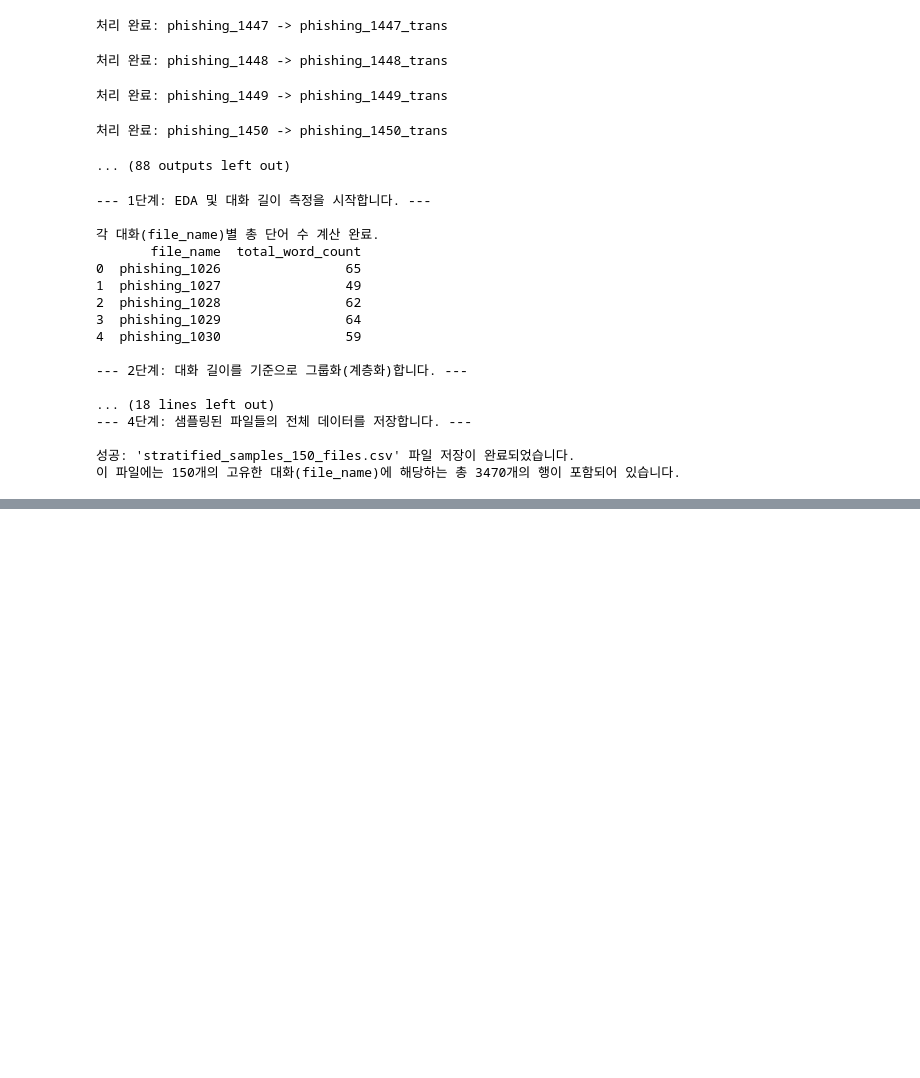
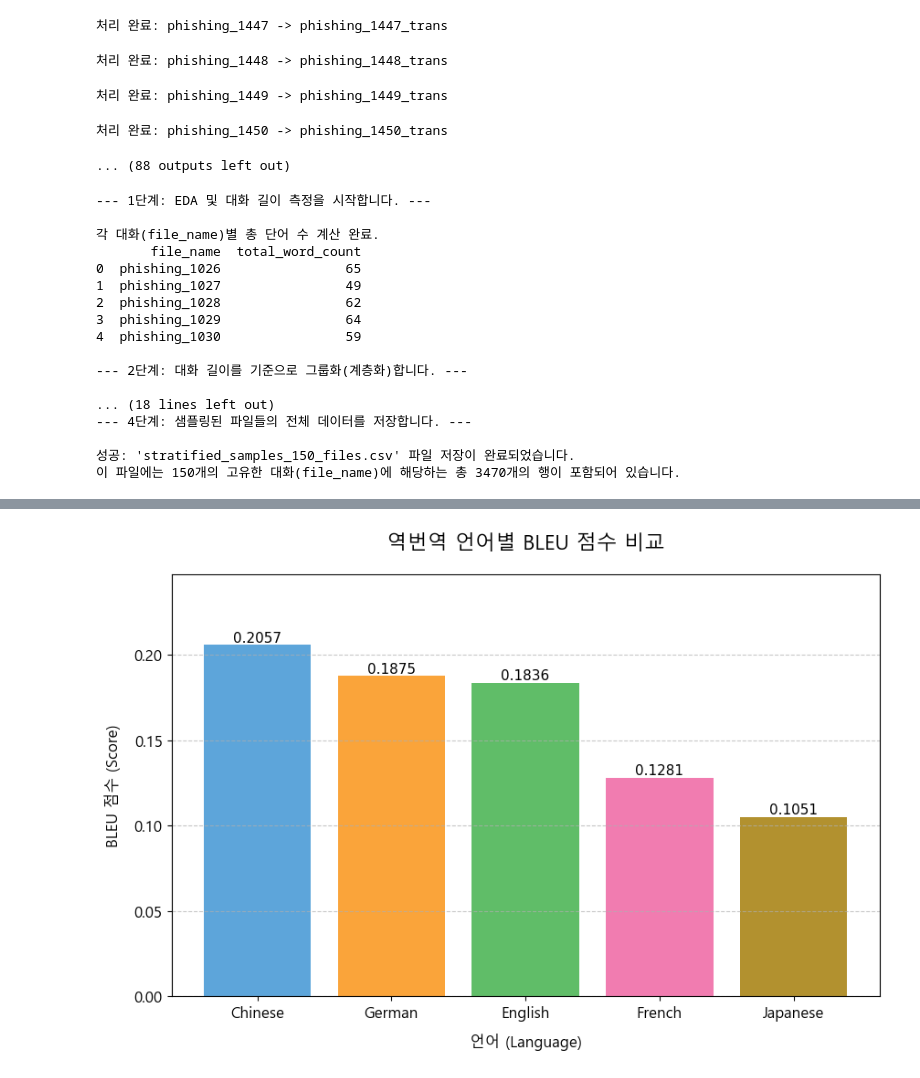
Before and after one commit to kwj903/woogawooga_project, a Jupyter notebook: dataset_create/Jinjoo/Jinjoo_translate.ipynb, the cells around one changed output, grey strips where cells are left out. Saved outputs shown, nothing was run; the diff lists cells and outputs as text; code cells hidden in the pictures; blank space fills up the shorter version.

```diff
--- a/dataset_create/Jinjoo/Jinjoo_translate.ipynb
+++ b/dataset_create/Jinjoo/Jinjoo_translate.ipynb
@@ -1300,0 +1422,78 @@ print(
+# %%
+import pandas as pd
+import matplotlib.pyplot as plt
+import matplotlib.font_manager as fm
+import platform
+import os
+
+# --- 데이터 설정 ---
+data = {
+    "Language": ["Chinese", "German", "English", "French", "Japanese"],
+    "BLEU Score": [0.2057, 0.1875, 0.1836, 0.1281, 0.1051],
+}
+df = pd.DataFrame(data)
+df_sorted = df.sort_values(by="BLEU Score", ascending=False)
+
+# --- 한글 폰트 경로 직접 지정 ---
+font_path = ""
+if platform.system() == "Windows":
+    font_path = "c:/Windows/Fonts/malgun.ttf"  # 윈도우 맑은 고딕 경로
+elif platform.system() == "Darwin":  # macOS
+    font_path = (
+        "/System/Library/Fonts/Supplemental/AppleGothic.ttf"  # macOS 애플고딕 경로
+    )
+# 리눅스 등 다른 OS는 아래 경로를 시스템에 맞게 수정해야 할 수 있음
+# elif platform.system() == 'Linux':
+#     font_path = '/usr/share/fonts/truetype/nanum/NanumGothic.ttf'
+
+# 폰트 프로퍼티 생성
+if font_path and os.path.exists(font_path):
+    font_prop = fm.FontProperties(fname=font_path, size=12)
+    title_font_prop = fm.FontProperties(fname=font_path, size=16)
+    print(f"성공: '{font_path}' 경로에서 폰트를 직접 불러옵니다.")
+else:
+    font_prop = fm.FontProperties(size=12)  # 폰트가 없을 경우 기본 폰트 사용
+    title_font_prop = fm.FontProperties(size=16)
+    print("경고: 지정된 경로에 한글 폰트가 없어 한글이 깨질 수 있습니다.")
+
+
+# --- 그래프 스타일 및 생성 ---
+plt.style.use("default")
+plt.figure(figsize=(10, 6))
+
+colors = ["#5DA5DA", "#FAA43A", "#60BD68", "#F17CB0", "#B2912F"]
+bars = plt.bar(df_sorted["Language"], df_sorted["BLEU Score"], color=colors)
+
+# 각 막대 위에 점수 텍스트 추가
+for bar in bars:
+    yval = bar.get_height()
+    plt.text(
+        bar.get_x() + bar.get_width() / 2.0,
+        yval,
+        f"{yval:.4f}",
+        va="bottom",
+        ha="center",
+        fontsize=11,
+    )
+
+# --- 제목 및 라벨에 폰트 속성 직접 적용 ---
+plt.title("역번역 언어별 BLEU 점수 비교", fontproperties=title_font_prop, pad=20)
+plt.xlabel("언어 (Language)", fontproperties=font_prop, labelpad=10)
+plt.ylabel("BLEU 점수 (Score)", fontproperties=font_prop, labelpad=10)
+
+# 축 눈금(tick)에도 폰트 적용
+for label in plt.gca().get_xticklabels():
+    label.set_fontproperties(font_prop)
+for label in plt.gca().get_yticklabels():
+    label.set_fontproperties(font_prop)
+
+
+plt.ylim(0, df_sorted["BLEU Score"].max() * 1.2)
+plt.grid(axis="y", linestyle="--", alpha=0.7)
+
+# --- 파일로 저장 ---
+file_name = "bleu_score_comparison_final_direct_font.png"
+plt.savefig(file_name, bbox_inches="tight", dpi=150)
+
+print(f"그래프가 '{file_name}' 파일로 저장되었습니다.")
+# %% [output]
@@ -1300,0 +1502 @@ print(
+[figure, added]
```
Also changed, not shown: parts of 2 cells of this notebook, 5 other files.
